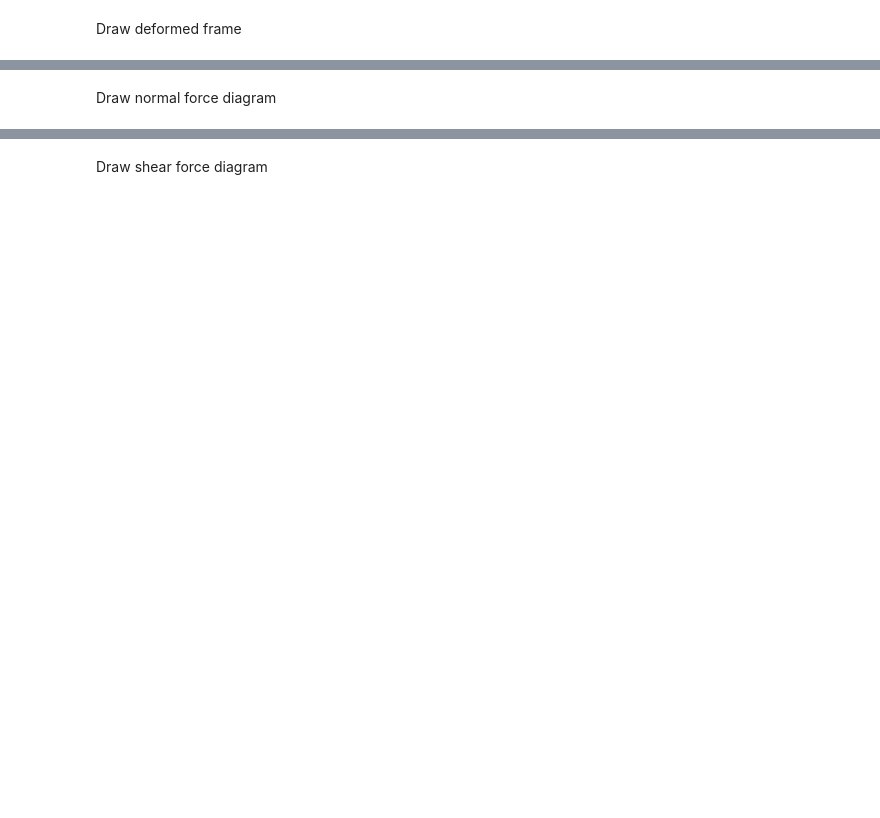
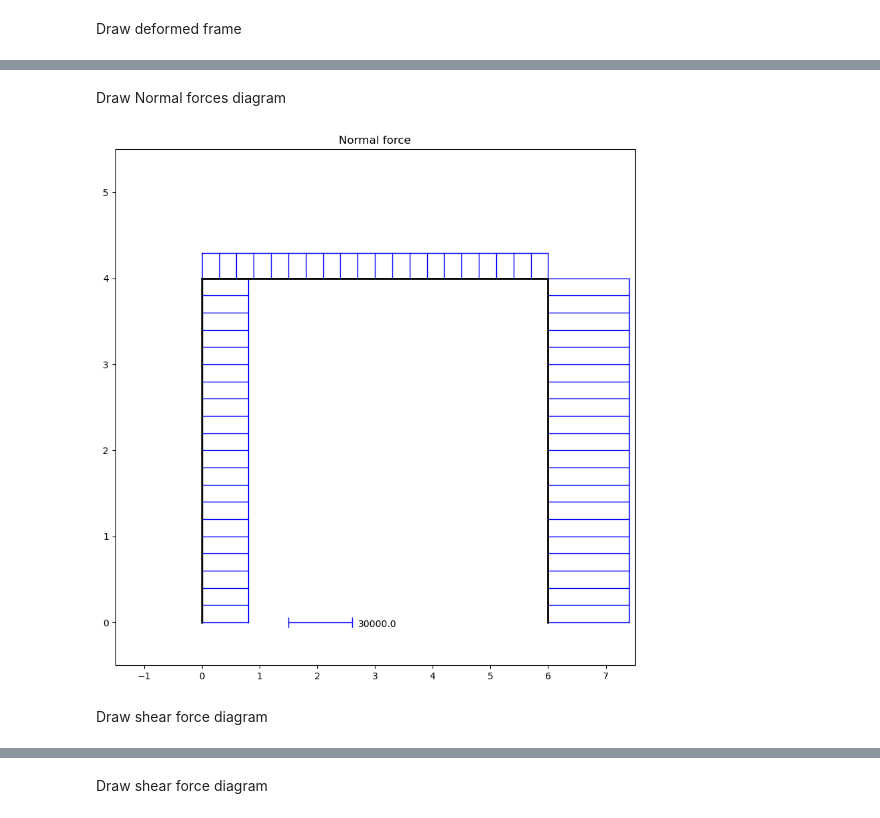
Before and after one commit to CALFEM/calfem-python, a Jupyter notebook: examples/exs_beam2.ipynb, the cells around one changed output, grey strips where cells are left out. Saved outputs shown, nothing was run; the diff lists cells and outputs as text; code cells hidden in the pictures; blank space fills up the shorter version.

```diff
--- a/examples/exs_beam2.ipynb
+++ b/examples/exs_beam2.ipynb
@@ -255,5 +267,19 @@ sfac=54.77300198398877
+# %% [markdown]
+Draw Normal forces diagram
+# %%
+plotpar = [2, 1]
+sfac = cfv.scalfact2(ex1, ey1, es1[:, 0], 0.2)
+cfv.figure(2, fig_size=(10, 10))
+cfv.secforce2(ex1, ey1, es1[:, 0], plotpar, sfac)
+cfv.secforce2(ex2, ey2, es2[:, 0], plotpar, sfac)
+cfv.secforce2(ex3, ey3, es3[:, 0], plotpar, sfac)
+cfv.axis([-1.5, 7.5, -0.5, 5.5])
+cfv.scalgraph2(sfac, [3e4, 1.5, 0], plotpar1)
+cfv.title("Normal force")
+# %% [output]
+[figure, added]
 # %% [markdown]
-Draw normal force diagram
+Draw shear force diagram
 # %%
 plotpar = [2, 1]
 sfac = cfv.scalfact2(ex3, ey3, es3[:, 1], 0.2)
```
Also changed, not shown: parts of 11 cells of this notebook, 16 other files.
